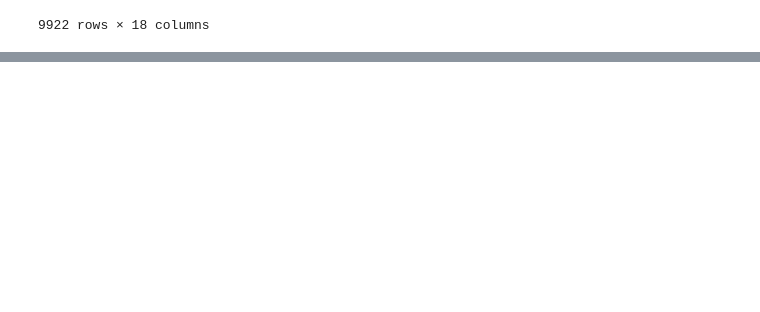
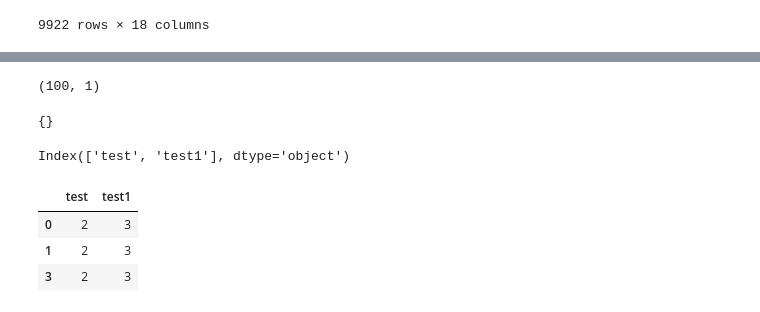
Before and after one commit to MaxwellMuF/fs_2024_part2, a Jupyter notebook: look_at_data.ipynb, the cells around one changed output, grey strips where cells are left out. Drawn from its saved outputs; the diff is of its cells as text; code cells hidden in the pictures; blank space fills up the shorter version.

Commit message:
add user case 2 and DB

```diff
--- a/look_at_data.ipynb
+++ b/look_at_data.ipynb
@@ -199,0 +264,4 @@ df_vk
+# %%
+df_av.shape
+# %% [output]
+(100, 1)
@@ -199,0 +270,31 @@ df_vk
+# %%
+try:
+    with open("DataBase_user_changes.json", "r") as file:
+            user_database = json.load(file)
+except:
+    with open("DataBase_user_changes.json", "w") as file:
+         json.dump({}, file)
+user_database
+# %% [output]
+{}
+# %%
+user_database["test1"] = {"testes": "case", "other":"stuff"}
+with open("DataBase_user_changes.json", "w") as file:
+         json.dump(user_database, file)
+# %%
+df = pd.DataFrame(user_database)
+# %%
+df.columns
+# %% [output]
+Index(['test', 'test1'], dtype='object')
+# %%
+df2 = pd.DataFrame(columns=df.columns)
+# %%
+df2.loc[3,:] = [2,3]
+# %%
+df2
+# %% [output]
+|  | test | test1 |
+| 0 | 2 | 3 |
+| 1 | 2 | 3 |
+| 3 | 2 | 3 |
```
Also changed, not shown: parts of 14 cells of this notebook, 5 other files.
